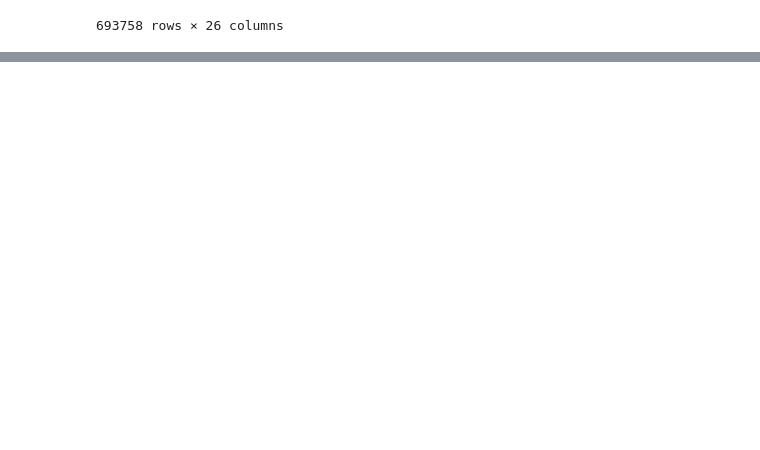
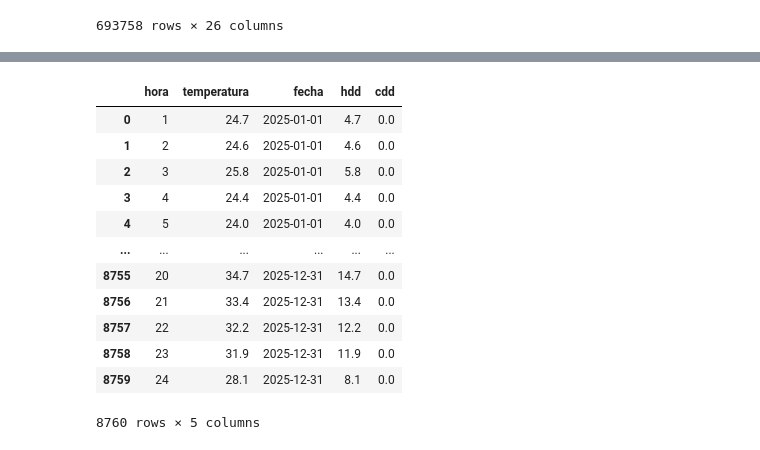
Before and after one commit to SantiagoEzequielDrelewicz/TP-LMC, a Jupyter notebook: main.ipynb, the cells around one changed output, grey strips where cells are left out. Saved outputs shown, nothing was run; the diff lists cells and outputs as text; code cells hidden in the pictures; blank space fills up the shorter version.

```diff
--- a/main.ipynb
+++ b/main.ipynb
@@ -416,0 +406,32 @@ df
+# %%
+def cargar_temperaturas(año: int) -> pd.DataFrame:
+    dfs = []
+    zip_path = f"Temperaturas {año}.zip"
+
+    with zipfile.ZipFile(zip_path) as z:
+        archivos = sorted(
+            [f for f in z.namelist() if f.endswith(".csv")]
+        )
+
+        for archivo in archivos:
+
+            # TempSMN_20260101.csv -> 20260101
+            fecha = archivo.split("/")[-1].replace(".csv", "").split("_")[1]
+
+            with z.open(archivo) as f:
+                df = pd.read_csv(f, sep=";")
+
+            df = df.rename(columns={
+                df.columns[0]: "hora",
+                df.columns[1]: "temperatura"
+            })
+
+            df = df[["hora", "temperatura"]]
+            df["fecha"] = pd.to_datetime(fecha, format="%Y%m%d")
+
+            dfs.append(df)
+
+
+    return pd.concat(dfs, ignore_index=True)
+# %%
+df_temperaturas_2025 = cargar_temperaturas(2025)
@@ -416,0 +454,3 @@ df
+# %%
+# eliminar datos de 2026
+df_temperaturas_2025 = df_temperaturas_2025[df_temperaturas_2025.fecha.dt.year == 2025].reset_index(drop=True)
@@ -416,0 +473,21 @@ df
+# %%
+# Calcular el maximo entre temperatura - 20 y 0 para cada fila
+df_chdd_hora = df_temperaturas_2025.assign(
+    hdd=df_temperaturas_2025["temperatura"].sub(20).clip(lower=0),
+    cdd=df_temperaturas_2025["temperatura"].sub(20).clip(upper=0).abs()
+)
+df_chdd_hora
+# %% [output]
+|  | hora | temperatura | fecha | hdd | cdd |
+| 0 | 1 | 24.7 | 2025-01-01 | 4.7 | 0.0 |
+| 1 | 2 | 24.6 | 2025-01-01 | 4.6 | 0.0 |
+| 2 | 3 | 25.8 | 2025-01-01 | 5.8 | 0.0 |
+| 3 | 4 | 24.4 | 2025-01-01 | 4.4 | 0.0 |
+| 4 | 5 | 24.0 | 2025-01-01 | 4.0 | 0.0 |
+| ... | ... | ... | ... | ... | ... |
+| 8755 | 20 | 34.7 | 2025-12-31 | 14.7 | 0.0 |
+| 8756 | 21 | 33.4 | 2025-12-31 | 13.4 | 0.0 |
+| 8757 | 22 | 32.2 | 2025-12-31 | 12.2 | 0.0 |
+| 8758 | 23 | 31.9 | 2025-12-31 | 11.9 | 0.0 |
+| 8759 | 24 | 28.1 | 2025-12-31 | 8.1 | 0.0 |
+8760 rows × 5 columns
```
Also changed, not shown: parts of 8 cells of this notebook.
